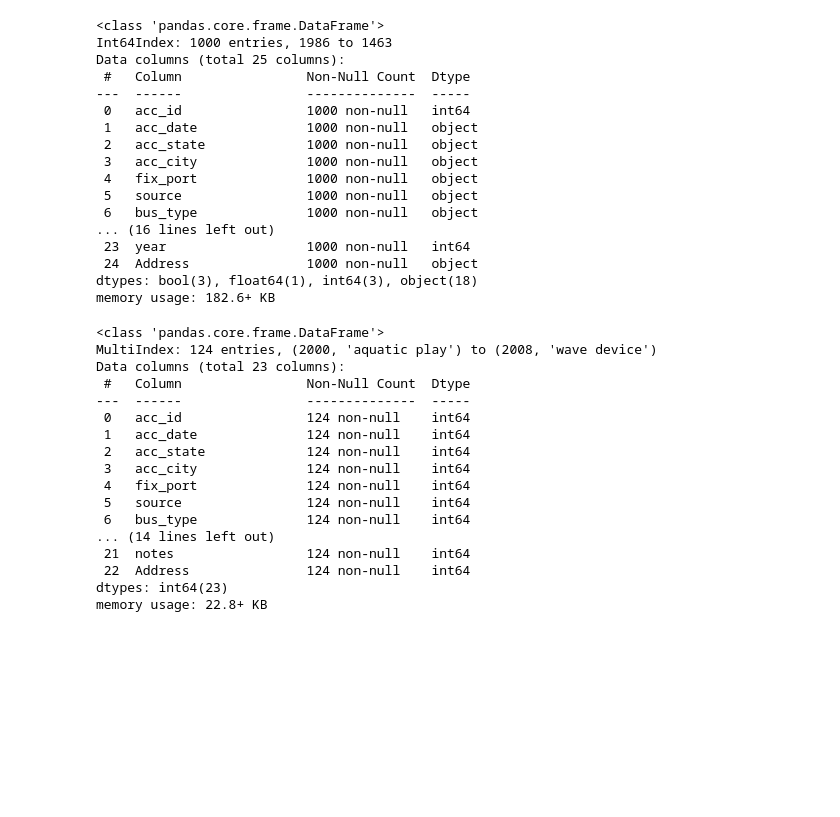
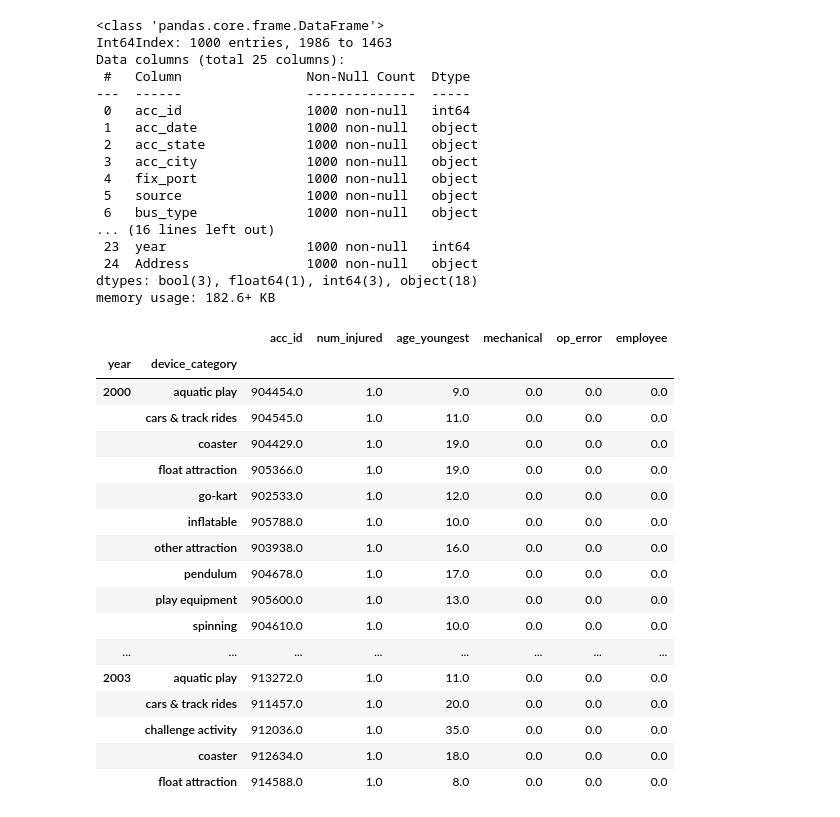
Before and after one commit to VM7568/smu_project3_themeparks, a Jupyter notebook: April's Work/creating_initial_df.ipynb, the cells around one changed output. Cells and saved outputs as stored; diff of their text form; code cells hidden in the pictures; blank space fills up the shorter version.

```diff
--- a/April's Work/creating_initial_df.ipynb
+++ b/April's Work/creating_initial_df.ipynb
@@ -164,24 +164,25 @@ sample_df.to_csv('sample_df.csv')
 # %%
 sample_df.to_json("data.json", orient="records")
 # %%
-dfgp=sample_df.groupby(["year", "device_category"]).count()
-dfgp.info()
+dfgpavg=sample_df.groupby(["year", "device_category"]).mean().round(0)
+dfgpavg.head(50)
 # %% [output]
-<class 'pandas.core.frame.DataFrame'>
-MultiIndex: 124 entries, (2000, 'aquatic play') to (2008, 'wave device')
-Data columns (total 23 columns):
- #   Column                Non-Null Count  Dtype
----  ------                --------------  -----
- 0   acc_id                124 non-null    int64
- 1   acc_date              124 non-null    int64
- 2   acc_state             124 non-null    int64
- 3   acc_city              124 non-null    int64
- 4   fix_port              124 non-null    int64
- 5   source                124 non-null    int64
- 6   bus_type              124 non-null    int64
-... (14 lines left out)
- 21  notes                 124 non-null    int64
- 22  Address               124 non-null    int64
-dtypes: int64(23)
-memory usage: 22.8+ KB
+|  |  | acc_id | num_injured | age_youngest | mechanical | op_error | employee |
+| year | device_category |  |  |  |  |  |  |
+| 2000 | aquatic play | 904454.0 | 1.0 | 9.0 | 0.0 | 0.0 | 0.0 |
+|  | cars & track rides | 904545.0 | 1.0 | 11.0 | 0.0 | 0.0 | 0.0 |
+|  | coaster | 904429.0 | 1.0 | 19.0 | 0.0 | 0.0 | 0.0 |
+|  | float attraction | 905366.0 | 1.0 | 19.0 | 0.0 | 0.0 | 0.0 |
+|  | go-kart | 902533.0 | 1.0 | 12.0 | 0.0 | 0.0 | 0.0 |
+|  | inflatable | 905788.0 | 1.0 | 10.0 | 0.0 | 0.0 | 0.0 |
+|  | other attraction | 903938.0 | 1.0 | 16.0 | 0.0 | 0.0 | 0.0 |
+|  | pendulum | 904678.0 | 1.0 | 17.0 | 0.0 | 0.0 | 0.0 |
+|  | play equipment | 905600.0 | 1.0 | 13.0 | 0.0 | 0.0 | 0.0 |
+|  | spinning | 904610.0 | 1.0 | 10.0 | 0.0 | 0.0 | 0.0 |
+| ... | ... | ... | ... | ... | ... | ... | ... |
+| 2003 | aquatic play | 913272.0 | 1.0 | 11.0 | 0.0 | 0.0 | 0.0 |
+|  | cars & track rides | 911457.0 | 1.0 | 20.0 | 0.0 | 0.0 | 0.0 |
+|  | challenge activity | 912036.0 | 1.0 | 35.0 | 0.0 | 0.0 | 0.0 |
+|  | coaster | 912634.0 | 1.0 | 18.0 | 0.0 | 0.0 | 0.0 |
+|  | float attraction | 914588.0 | 1.0 | 8.0 | 0.0 | 0.0 | 0.0 |
 # %%
```
Also changed, not shown: parts of 3 cells of this notebook, 3 other files.
